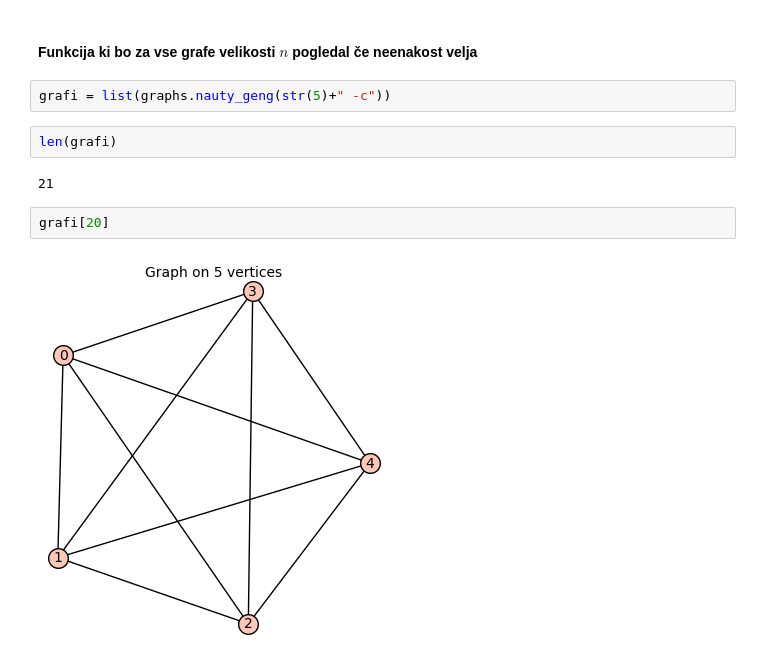
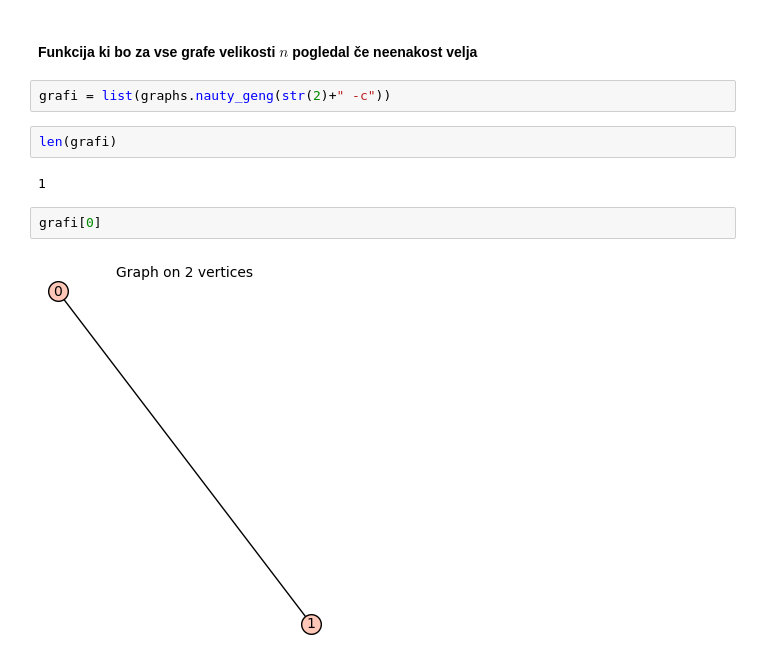
Before and after one commit to ZavbiA/Graffiti-conjecture-on-Randic-index-vs.-radius, a Jupyter notebook: mali_grafi.ipynb, the cells around one changed output. Saved outputs shown, nothing was run; the diff lists cells and outputs as text.

```diff
--- a/mali_grafi.ipynb
+++ b/mali_grafi.ipynb
@@ -76,12 +76,12 @@ True
 # %% [markdown]
 #### Funkcija ki bo za vse grafe velikosti $n$ pogledal če neenakost velja
 # %%
-grafi = list(graphs.nauty_geng(str(5)+" -c"))
+grafi = list(graphs.nauty_geng(str(2)+" -c"))
 # %%
 len(grafi)
 # %% [output]
-21
+1
 # %%
-grafi[20]
+grafi[0]
 # %% [output]
-[figure, old version]
+[figure, new version]
```
Also changed, not shown: parts of 17 cells of this notebook, 4 other files.
